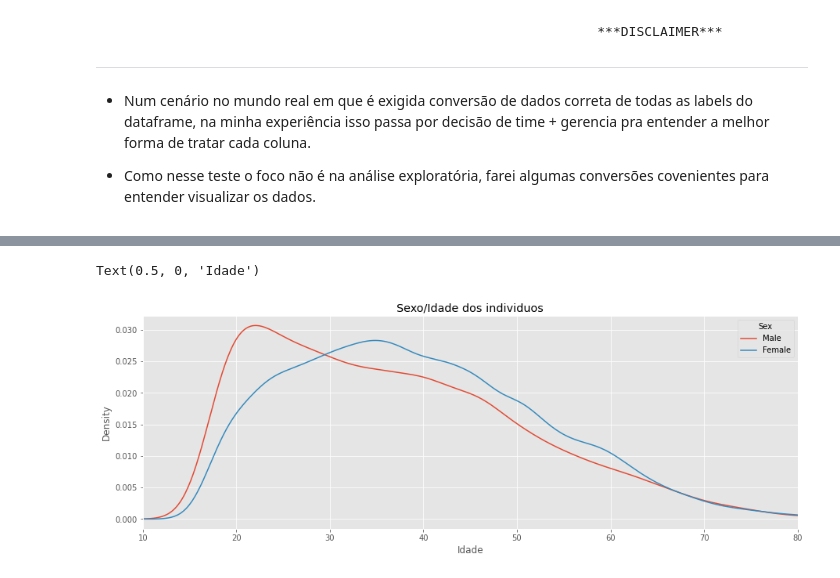
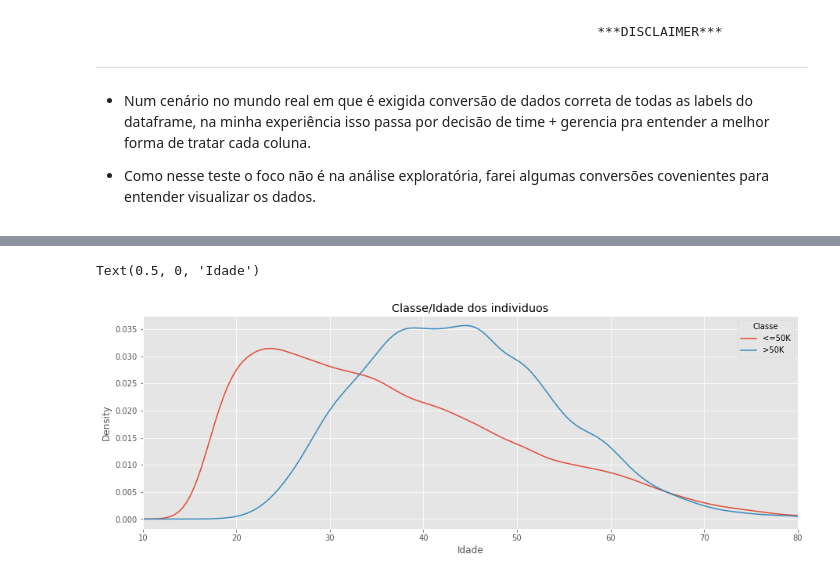
Before and after one commit to clicksign/python-dev-test, a Jupyter notebook: etl-clicksign/data_exploration/adult_data.ipynb, the cells around one changed output, grey strips where cells are left out. Cells and saved outputs as stored; diff of their text form; code cells hidden in the pictures.

```diff
--- a/etl-clicksign/data_exploration/adult_data.ipynb
+++ b/etl-clicksign/data_exploration/adult_data.ipynb
@@ -17,0 +3,14 @@ df.head()
+# %%
+columns_df = ["age", "workclass", "fnlwgt", "education", "education_num", "marital_status", "occupation",\
+            "relationship", "race", "sex", "capital_gain", "capital_loss", "hours_per_week", "native_country",\
+            "_class"
+        ]
+
+df = pd.read_csv('Adult.data', skipinitialspace = True, delimiter = ',', names=columns_df)
+
+df["age"] = pd.to_numeric(df["age"], errors='coerce')
+df["fnlwgt"] = pd.to_numeric(df["fnlwgt"], errors='coerce')
+df["education_num"] = pd.to_numeric(df["education_num"], errors='coerce')
+df["capital_gain"] = pd.to_numeric(df["capital_gain"], errors='coerce')
+df["capital_loss"] = pd.to_numeric(df["capital_loss"], errors='coerce')
+df["hours_per_week"] = pd.to_numeric(df["hours_per_week"], errors='coerce')
@@ -48,0 +70,6 @@ df['age'] = pd.to_numeric(df['age'], errors='coerce')
+# %%
+import matplotlib.pyplot as plt
+import matplotlib
+matplotlib.style.use('ggplot')
+
+df.groupby(['age'])['_class'].count().plot(figsize=(15,5),)
@@ -49,18 +135,18 @@ df['age'] = pd.to_numeric(df['age'], errors='coerce')
 # %%
 import matplotlib.pyplot as plt
 import matplotlib
 matplotlib.style.use('ggplot')
 
 #plot distribution of points by team
-df.groupby('sex')['age'].plot(title="Sexo/Idade dos individuos",kind='kde',
+df.groupby('_class')['age'].plot(title="Classe/Idade dos individuos",kind='kde',
                               xlim=(10,80),figsize=(15,5), xticks=[10,20,30,40,50,60,70,80],
                               xlabel="Idade", grid=True)
 
 #add legend
-plt.legend(['Male', 'Female'], title='Sex')
+plt.legend(['<=50K', '>50K'], title='Classe')
 
 #add x-axis label
 plt.xlabel('Idade')
 # %% [output]
 Text(0.5, 0, 'Idade')
-[figure, old version]
+[figure, new version]
```
Also changed, not shown: parts of 19 cells of this notebook, 1 other file.
